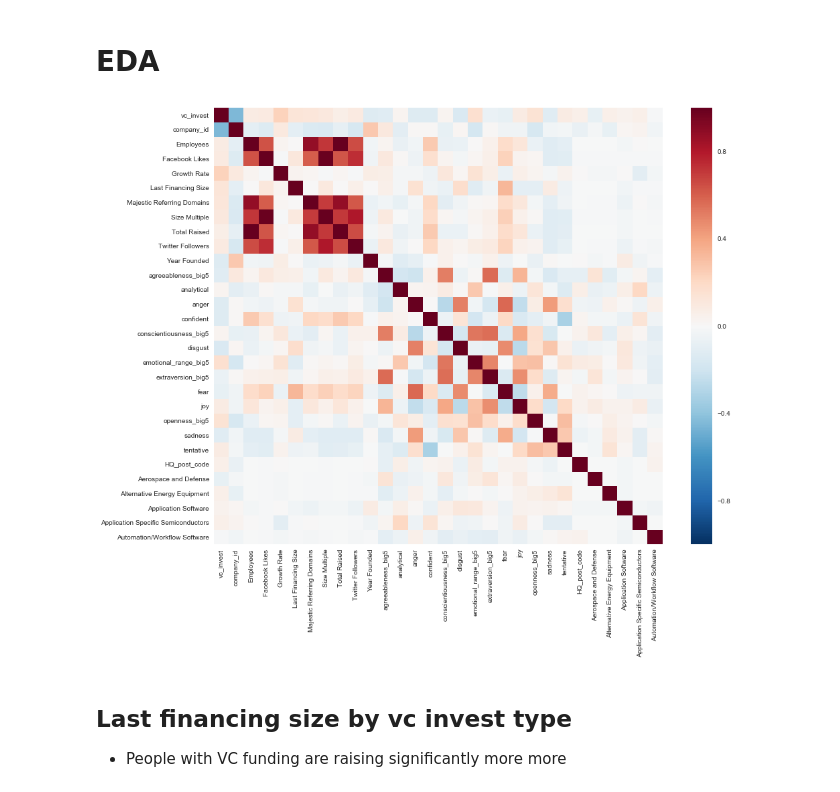
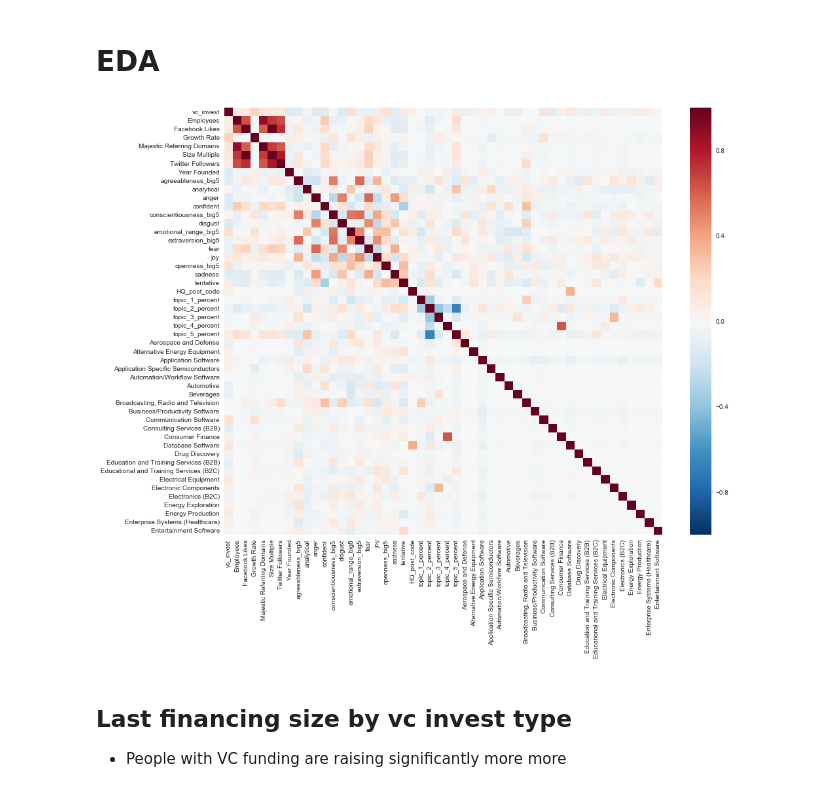
Before and after one commit to jonhilgart22/founder_nlp_analysis, a Jupyter notebook: notebooks/Train_Models_VcInvest0_VcInvest1_1.0_MISSING_SENTIMENT&LDA.ipynb, the cells around one changed output. Saved outputs shown, nothing was run; the diff lists cells and outputs as text; code cells hidden in the pictures.

```diff
--- a/notebooks/Train_Models_VcInvest0_VcInvest1_1.0_MISSING_SENTIMENT&LDA.ipynb
+++ b/notebooks/Train_Models_VcInvest0_VcInvest1_1.0_MISSING_SENTIMENT&LDA.ipynb
@@ -211,10 +212,8 @@ for f in listdir(mypath_vc_one):
 
 
 
-
+# number of features for LDA
 no_features  = 10_000
-
-
 
 
 # LDA can only use raw term counts for LDA because it is a probabilistic graphical model
@@ -225,7 +224,7 @@ tf_feature_names = tf_vectorizer.get_feature_names()
 
 
 
-n_topics = 15
+n_topics = 5
 
 
 
@@ -267,2 +282,2 @@ def return_percent_of_topic(input_df, lda_W, vc_founder_company_name_handle_list
 # %%
-return_percent_of_topic(combo_df,lda_W, vc_founder_company_name_handle_list)
+final_combo_df = return_percent_of_topic(combo_df,lda_W, vc_founder_company_name_handle_list)
@@ -315,9 +339,10 @@ Document 214 has the following percent of each topic  14 = 0.11%
 # %%
-training_df = combo_df[['Company ID', 'Employees','Facebook Likes','Growth Rate','HQ Post Code','Last Financing Size',
+training_df = final_combo_df[['Company ID', 'Employees','Facebook Likes','Growth Rate','HQ Post Code','Last Financing Size',
          'Majestic Referring Domains','Primary Industry Code','Size Multiple','Total Raised','Twitter Followers',
          'Year Founded','agreeableness_big5','analytical','anger','confident','conscientiousness_big5',
          'disgust','emotional_range_big5','extraversion_big5','fear','joy','openness_big5','sadness','tentative',
-         'vc_invest']]
+         'vc_invest','topic_1_percent', 'topic_2_percent', 'topic_3_percent',
+       'topic_4_percent', 'topic_5_percent']]
 # %% [markdown]
 ### Turn HQ Post Code into an int
 # %%
@@ -402,13 +427,16 @@ cols = training_df.columns
 # %%
 # move vc_invest to the first columns
 # removed Last fundraiing size and total raise
-training_df = training_df[['vc_invest','company_id', 'Employees', 'Facebook Likes', 'Growth Rate',
+# removed 'company_id',
+training_df = training_df[['vc_invest', 'Employees', 'Facebook Likes', 'Growth Rate',
         'Majestic Referring Domains',
         'Size Multiple',
        'Twitter Followers', 'Year Founded', 'agreeableness_big5', 'analytical',
        'anger', 'confident', 'conscientiousness_big5', 'disgust',
        'emotional_range_big5', 'extraversion_big5', 'fear', 'joy',
        'openness_big5', 'sadness', 'tentative', 'HQ_post_code',
+        'topic_1_percent', 'topic_2_percent', 'topic_3_percent',
+       'topic_4_percent', 'topic_5_percent',
 
 
        'Aerospace and Defense', 'Alternative Energy Equipment',
@@ -441,9 +469,9 @@ training_df = training_df[['vc_invest','company_id', 'Employees', 'Facebook Like
 # EDA
 # %%
 plt.figure(figsize=(15,12))
-sns.heatmap(training_df.iloc[:,:30].corr());
+sns.heatmap(training_df.iloc[:,:50].corr());
 # %% [output]
-[figure, old version]
+[figure, new version]
 # %% [markdown]
 ## Last financing size by vc invest type
 - People with VC funding are raising significantly more more
```
Also changed, not shown: parts of 21 cells of this notebook, 1 other file.
